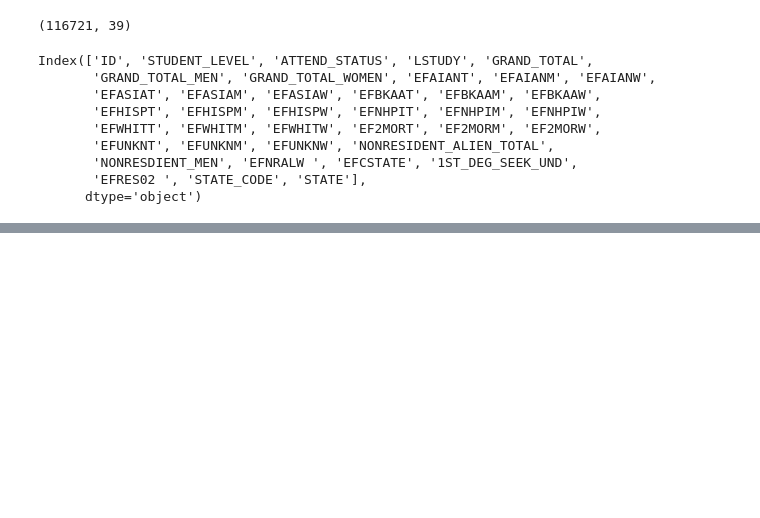
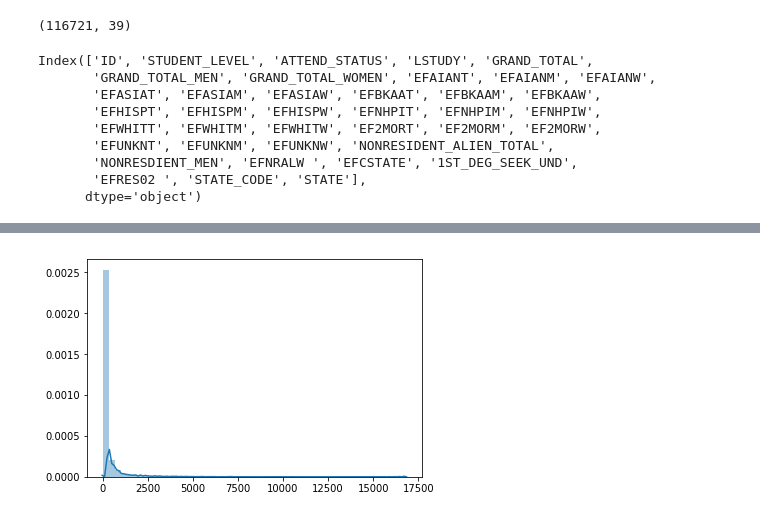
Before and after one commit to carlos-datascientist/education, a Jupyter notebook: education_EDA.ipynb, the cells around one changed output, grey strips where cells are left out. Saved outputs shown, nothing was run; the diff lists cells and outputs as text; code cells hidden in the pictures; blank space fills up the shorter version.

```diff
--- a/education_EDA.ipynb
+++ b/education_EDA.ipynb
@@ -193,0 +209,5 @@ Index(['ID', 'STUDENT_LEVEL', 'ATTEND_STATUS', 'LSTUDY', 'GRAND_TOTAL',
+# %%
+# Distribution for hispanic men
+sns.distplot(np.asarray(df_merge['EFHISPM']));
+# %% [output]
+[figure, added]
```
Also changed, not shown: parts of 3 cells of this notebook.
